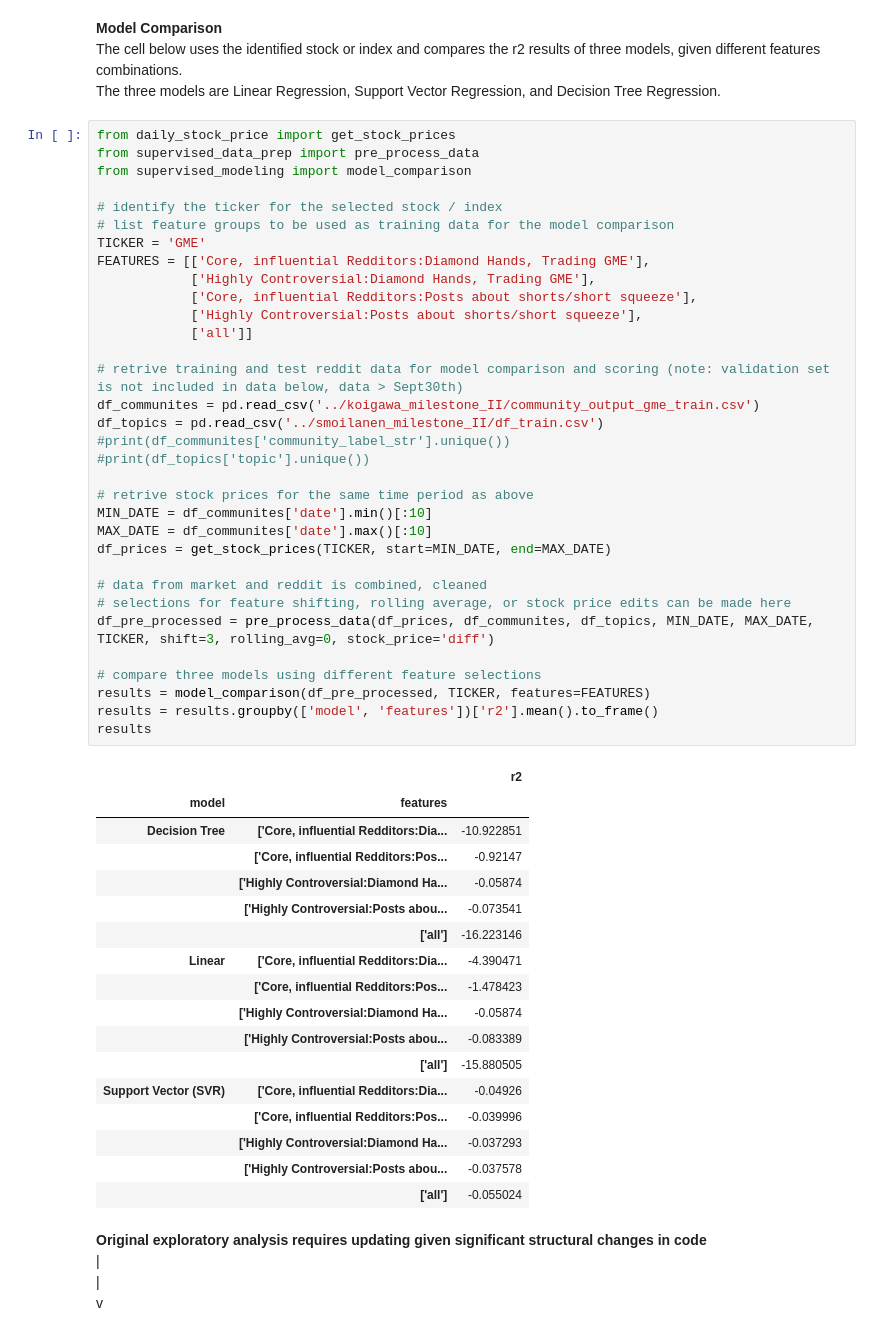
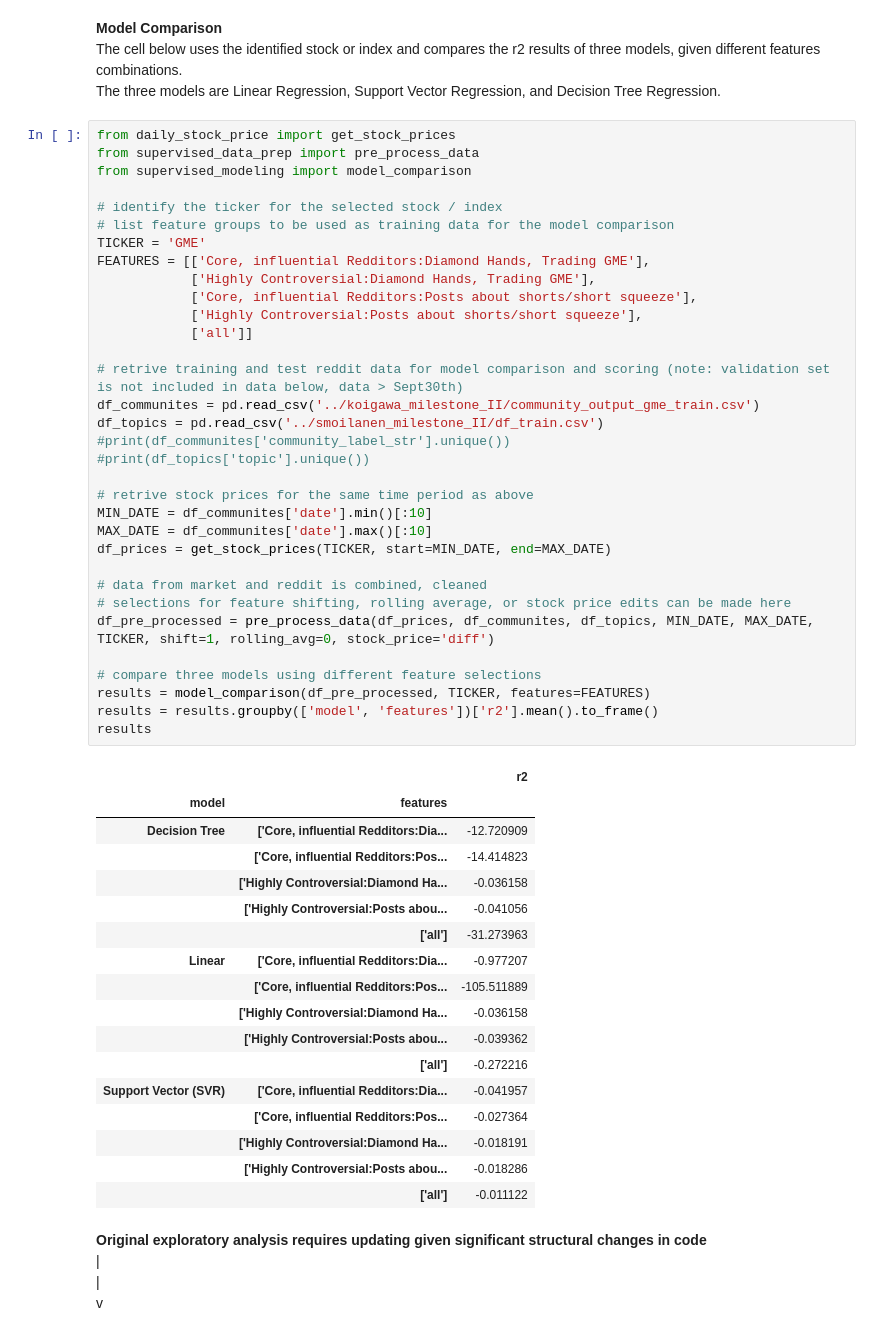
Before and after one commit to carldebski/mads_milestone_II, a Jupyter notebook: cdebski_milestone_II/model_comparison.ipynb, the cells around one changed output. Cells and saved outputs as stored; diff of their text form.

Commit message:
update shift to 1 period

```diff
--- a/cdebski_milestone_II/model_comparison.ipynb
+++ b/cdebski_milestone_II/model_comparison.ipynb
@@ -15,49 +15,49 @@ from supervised_modeling import model_comparison
 # identify the ticker for the selected stock / index
 # list feature groups to be used as training data for the model comparison
 TICKER = 'GME'
 FEATURES = [['Core, influential Redditors:Diamond Hands, Trading GME'],
             ['Highly Controversial:Diamond Hands, Trading GME'],
             ['Core, influential Redditors:Posts about shorts/short squeeze'],
             ['Highly Controversial:Posts about shorts/short squeeze'],
             ['all']]
 
 # retrive training and test reddit data for model comparison and scoring (note: validation set is not included in data below, data > Sept30th)
 df_communites = pd.read_csv('../koigawa_milestone_II/community_output_gme_train.csv')
 df_topics = pd.read_csv('../smoilanen_milestone_II/df_train.csv')
 #print(df_communites['community_label_str'].unique())
 #print(df_topics['topic'].unique())
 
 # retrive stock prices for the same time period as above
 MIN_DATE = df_communites['date'].min()[:10]
 MAX_DATE = df_communites['date'].max()[:10]
 df_prices = get_stock_prices(TICKER, start=MIN_DATE, end=MAX_DATE)
 
 # data from market and reddit is combined, cleaned
 # selections for feature shifting, rolling average, or stock price edits can be made here
-df_pre_processed = pre_process_data(df_prices, df_communites, df_topics, MIN_DATE, MAX_DATE, TICKER, shift=3, rolling_avg=0, stock_price='diff')
+df_pre_processed = pre_process_data(df_prices, df_communites, df_topics, MIN_DATE, MAX_DATE, TICKER, shift=1, rolling_avg=0, stock_price='diff')
 
 # compare three models using different feature selections
 results = model_comparison(df_pre_processed, TICKER, features=FEATURES)
 results = results.groupby(['model', 'features'])['r2'].mean().to_frame()
 results
 # %% [output]
 |  |  | r2 |
 | model | features |  |
-| Decision Tree | ['Core, influential Redditors:Dia... | -10.922851 |
-|  | ['Core, influential Redditors:Pos... | -0.92147 |
-|  | ['Highly Controversial:Diamond Ha... | -0.05874 |
-|  | ['Highly Controversial:Posts abou... | -0.073541 |
-|  | ['all'] | -16.223146 |
-| Linear | ['Core, influential Redditors:Dia... | -4.390471 |
-|  | ['Core, influential Redditors:Pos... | -1.478423 |
-|  | ['Highly Controversial:Diamond Ha... | -0.05874 |
-|  | ['Highly Controversial:Posts abou... | -0.083389 |
-|  | ['all'] | -15.880505 |
-| Support Vector (SVR) | ['Core, influential Redditors:Dia... | -0.04926 |
-|  | ['Core, influential Redditors:Pos... | -0.039996 |
-|  | ['Highly Controversial:Diamond Ha... | -0.037293 |
-|  | ['Highly Controversial:Posts abou... | -0.037578 |
-|  | ['all'] | -0.055024 |
+| Decision Tree | ['Core, influential Redditors:Dia... | -12.720909 |
+|  | ['Core, influential Redditors:Pos... | -14.414823 |
+|  | ['Highly Controversial:Diamond Ha... | -0.036158 |
+|  | ['Highly Controversial:Posts abou... | -0.041056 |
+|  | ['all'] | -31.273963 |
+| Linear | ['Core, influential Redditors:Dia... | -0.977207 |
+|  | ['Core, influential Redditors:Pos... | -105.511889 |
+|  | ['Highly Controversial:Diamond Ha... | -0.036158 |
+|  | ['Highly Controversial:Posts abou... | -0.039362 |
+|  | ['all'] | -0.272216 |
+| Support Vector (SVR) | ['Core, influential Redditors:Dia... | -0.041957 |
+|  | ['Core, influential Redditors:Pos... | -0.027364 |
+|  | ['Highly Controversial:Diamond Ha... | -0.018191 |
+|  | ['Highly Controversial:Posts abou... | -0.018286 |
+|  | ['all'] | -0.011122 |
 # %% [markdown]
 **Original exploratory analysis requires updating given significant structural changes in code**\
 |\
```
